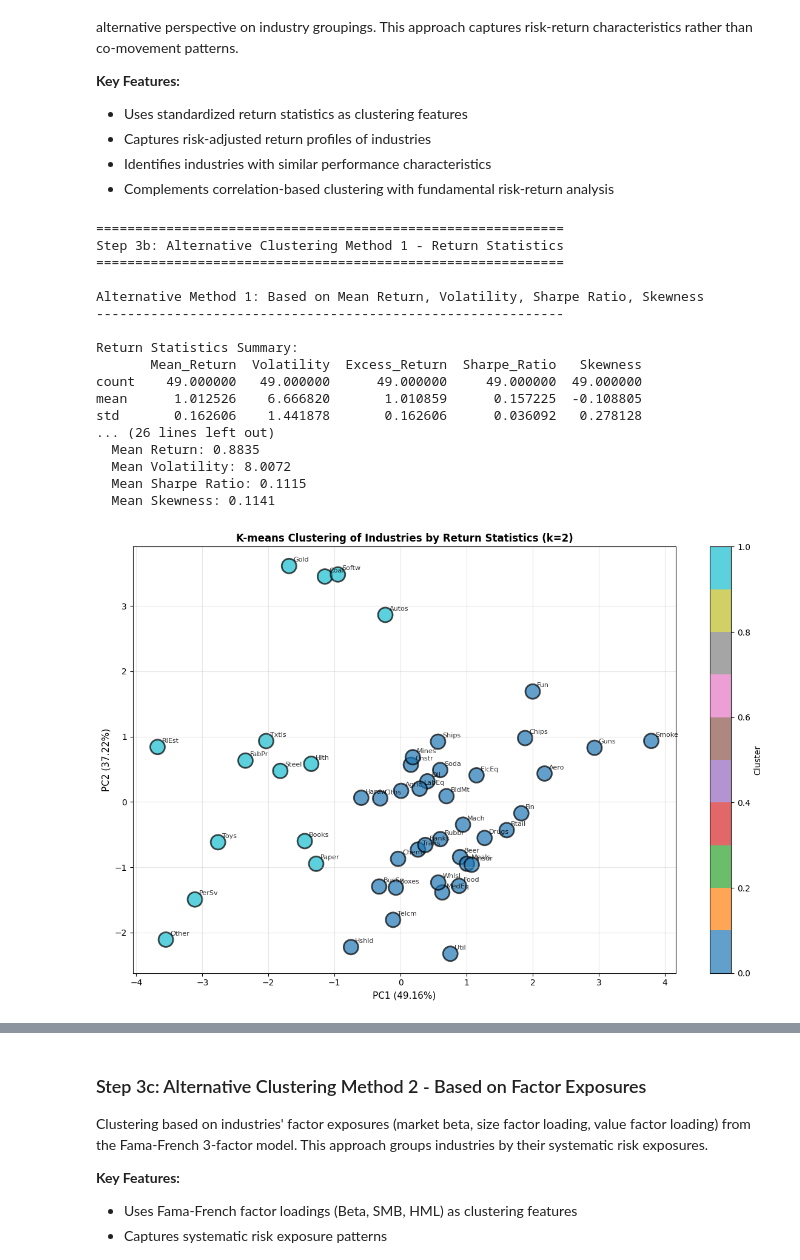
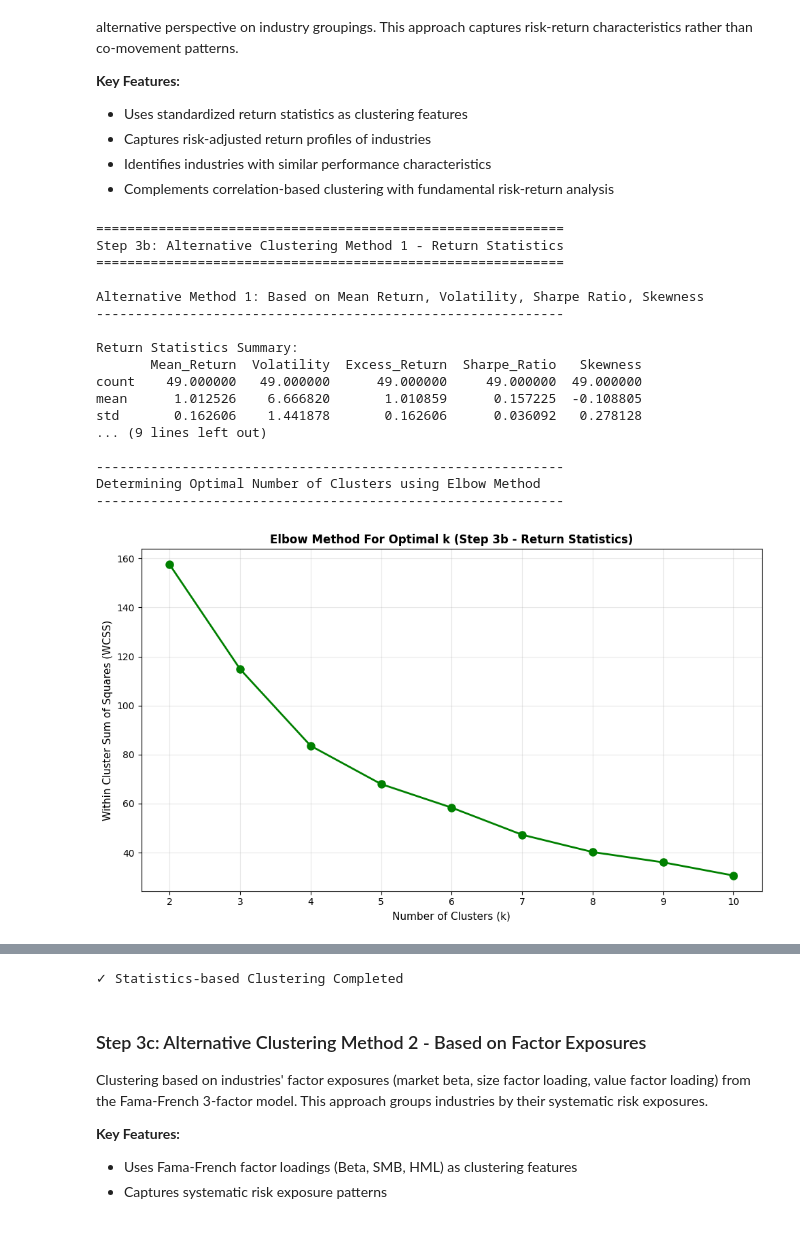
Before and after one commit to mscmsc-ops/Big_data, a Jupyter notebook: Main.ipynb, the cells around one changed output, grey strips where cells are left out. Drawn from its saved outputs; the diff is of its cells as text; code cells hidden in the pictures; blank space fills up the shorter version.

Commit message:
update_cluster_standardize_GICS

```diff
--- a/Main.ipynb
+++ b/Main.ipynb
@@ -667,9 +691,9 @@ print("-"*60)
 linkage_matrix_corr = linkage(corr_distance, method='ward')
 
 # Extract clusters from hierarchy
-hierarchical_labels_corr = fcluster(linkage_matrix_corr, optimal_k, criterion='maxclust') - 1
+hierarchical_labels_corr = fcluster(linkage_matrix_corr, optimal_k_3a, criterion='maxclust') - 1
 
-print(f"\nHierarchical Clustering (k={optimal_k}, Ward linkage)")
+print(f"\nHierarchical Clustering (k={optimal_k_3a}, Ward linkage)")
 print(f"Industries per cluster: {np.bincount(hierarchical_labels_corr)}")
 
 # Create cluster assignment for hierarchical clustering
@@ -685,7 +709,7 @@ print(cluster_counts_hierarchical)
 
 # Display industries in each cluster
 print(f"\nDetailed Hierarchical Cluster Assignment:")
-for cluster_id in range(optimal_k):
+for cluster_id in range(optimal_k_3a):
     industries_in_cluster = industry_clusters_hierarchical_corr[
         industry_clusters_hierarchical_corr['Correlation_Cluster'] == cluster_id
     ]['Industry'].tolist()
@@ -856,16 +882,60 @@ for industry in industry_columns:
 print(f"\nReturn Statistics Summary:")
 print(industry_stats.describe())
 
-# Standardize statistics for clustering
+# Standardize statistics for clustering BEFORE applying clustering methods
 scaler_stats = StandardScaler()
 stats_scaled = scaler_stats.fit_transform(industry_stats)
 stats_scaled_df = pd.DataFrame(stats_scaled, columns=industry_stats.columns, index=industry_stats.index)
 
-# Apply K-means clustering on return statistics
-kmeans_stats = KMeans(n_clusters=optimal_k, random_state=42, n_init=10)
+print(f"\nData Standardization (Step 3b):")
+print(f"  Mean of scaled data: {stats_scaled_df.mean().mean():.6f}")
+print(f"  Std of scaled data: {stats_scaled_df.std().mean():.6f}")
+
+# ===== Elbow Method for Optimal K (Step 3b) =====
+print("\n" + "-"*60)
+print("Determining Optimal Number of Clusters using Elbow Method")
+print("-"*60)
+
+# Apply elbow method - compute WCSS for different k values
+wcss_3b = []
+k_range = range(2, min(11, len(industry_columns)))
+
+for k in k_range:
+    kmeans_temp = KMeans(n_clusters=k, random_state=42, n_init=10)
+    kmeans_temp.fit(stats_scaled)
+    wcss_3b.append(kmeans_temp.inertia_)
+
+# Plot elbow curve
+fig, ax = plt.subplots(figsize=(10, 6))
+ax.plot(k_range, wcss_3b, 'go-', linewidth=2, markersize=8)
+ax.set_xlabel('Number of Clusters (k)', fontsize=11)
+ax.set_ylabel('Within Cluster Sum of Squares (WCSS)', fontsize=11)
+ax.set_title('Elbow Method For Optimal k (Step 3b - Return Statistics)', fontsize=12, fontweight='bold')
+ax.grid(True, alpha=0.3)
+plt.tight_layout()
+plt.show()
+
+# Find elbow point using the elbow method (second derivative)
+if len(wcss_3b) >= 3:
+    second_derivative = np.diff(wcss_3b, n=2)
+    elbow_idx = np.argmax(second_derivative) + 2
+    optimal_k_3b = list(k_range)[elbow_idx]
+else:
+    optimal_k_3b = list(k_range)[0]
+
+print(f"\nElbow Method Analysis (Step 3b):")
+print(f"  Optimal k: {optimal_k_3b}")
+print(f"  WCSS at optimal k: {wcss_3b[optimal_k_3b - 2]:.2f}")
+
+# Apply K-means clustering on return statistics with optimal k
+print("\n" + "-"*60)
+print(f"K-means Clustering on Return Statistics (k={optimal_k_3b})")
+print("-"*60)
+
+kmeans_stats = KMeans(n_clusters=optimal_k_3b, random_state=42, n_init=10)
 kmeans_labels_stats = kmeans_stats.fit_predict(stats_scaled)
 
-print(f"\nK-means Clustering on Return Statistics (k={optimal_k})")
+print(f"\nK-means Clustering (k={optimal_k_3b})")
 print(f"Industries per cluster: {np.bincount(kmeans_labels_stats)}")
 
 # Create cluster assignment for industries based on statistics
@@ -881,7 +951,7 @@ print(cluster_counts_stats)
 
 # Display industries in each cluster
 print(f"\nDetailed Statistics-based Cluster Assignment:")
-for cluster_id in range(optimal_k):
+for cluster_id in range(optimal_k_3b):
     industries_in_cluster = industry_clusters_stats[
         industry_clusters_stats['Statistics_Cluster'] == cluster_id
     ]['Industry'].tolist()
@@ -902,37 +972,37 @@ stats_pca_positions = pca_stats.fit_transform(stats_scaled)
 fig, ax = plt.subplots(figsize=(12, 8))
 scatter = ax.scatter(stats_pca_positions[:, 0], stats_pca_positions[:, 1],
                      c=kmeans_labels_stats, cmap='tab10', s=300, alpha=0.7, edgecolors='black', linewidth=2)
 
 # Annotate industry names
 for j, txt in enumerate(industry_columns):
     ax.annotate(txt, (stats_pca_positions[j, 0], stats_pca_positions[j, 1]), fontsize=8, alpha=0.8,
                 xytext=(5, 5), textcoords='offset points')
 
 ax.set_xlabel(f'PC1 ({pca_stats.explained_variance_ratio_[0]:.2%})', fontsize=11)
 ax.set_ylabel(f'PC2 ({pca_stats.explained_variance_ratio_[1]:.2%})', fontsize=11)
-ax.set_title(f'K-means Clustering of Industries by Return Statistics (k={optimal_k})', fontsize=12, fontweight='bold')
+ax.set_title(f'K-means Clustering of Industries by Return Statistics (k={optimal_k_3b})', fontsize=12, fontweight='bold')
 plt.colorbar(scatter, ax=ax, label='Cluster')
 ax.grid(True, alpha=0.3)
 plt.tight_layout()
 plt.show()
 
 print("\n✓ Statistics-based Clustering Completed")
 # %% [output]
 ============================================================
 Step 3b: Alternative Clustering Method 1 - Return Statistics
 ============================================================
 
 Alternative Method 1: Based on Mean Return, Volatility, Sharpe Ratio, Skewness
 ------------------------------------------------------------
 
 Return Statistics Summary:
        Mean_Return  Volatility  Excess_Return  Sharpe_Ratio   Skewness
 count    49.000000   49.000000      49.000000     49.000000  49.000000
 mean      1.012526    6.666820       1.010859      0.157225  -0.108805
 std       0.162606    1.441878       0.162606      0.036092   0.278128
-... (26 lines left out)
-  Mean Return: 0.8835
-  Mean Volatility: 8.0072
-  Mean Sharpe Ratio: 0.1115
-  Mean Skewness: 0.1141
+... (9 lines left out)
+
+------------------------------------------------------------
+Determining Optimal Number of Clusters using Elbow Method
+------------------------------------------------------------
-[figure, old version]
+[figure, new version]
@@ -940,3 +1027,4 @@ std       0.162606    1.441878       0.162606      0.036092   0.278128
+✓ Statistics-based Clustering Completed
 # %% [markdown]
 ### Step 3c: Alternative Clustering Method 2 - Based on Factor Exposures
 
```
Also changed, not shown: parts of 12 cells of this notebook, 3 other files.
